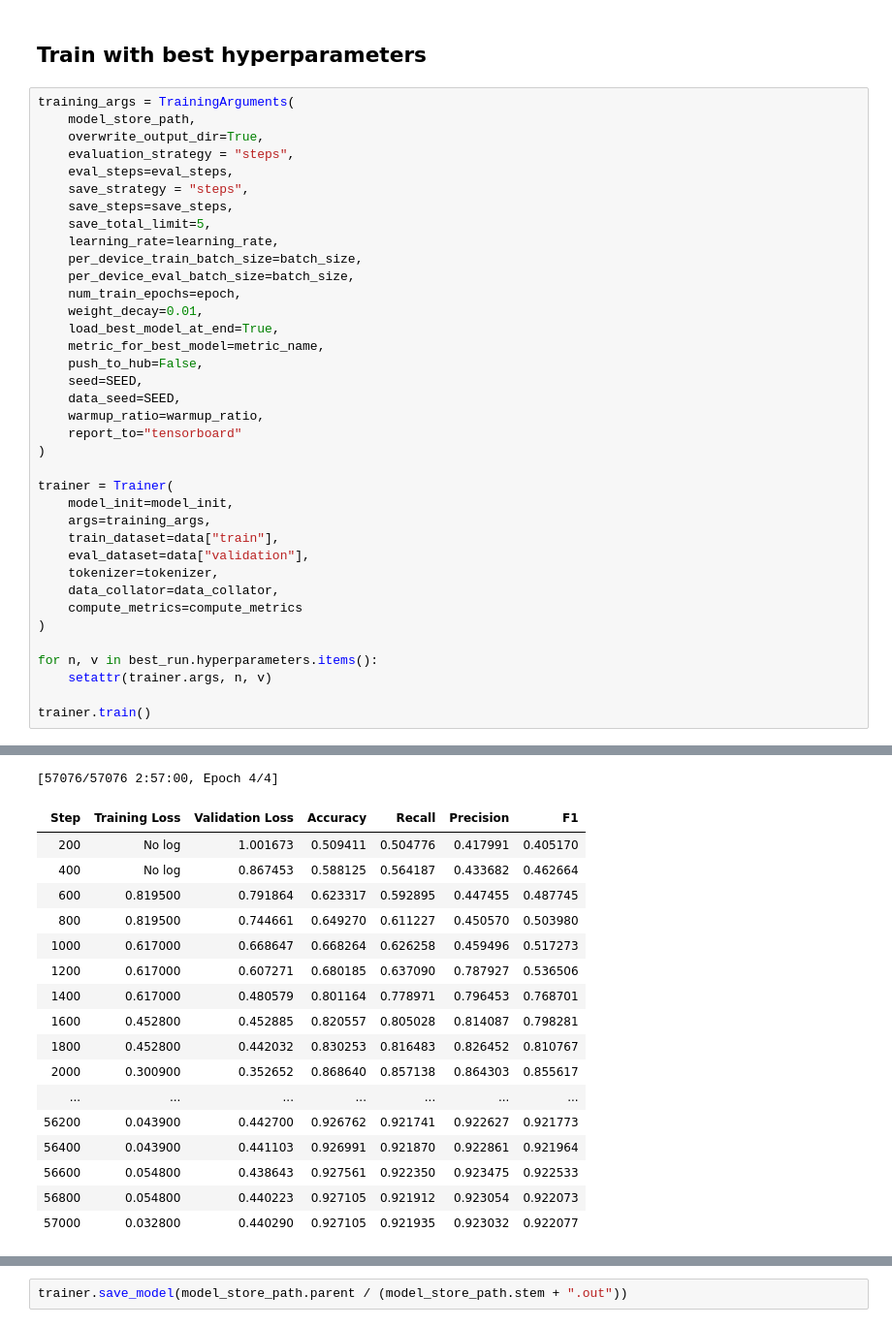
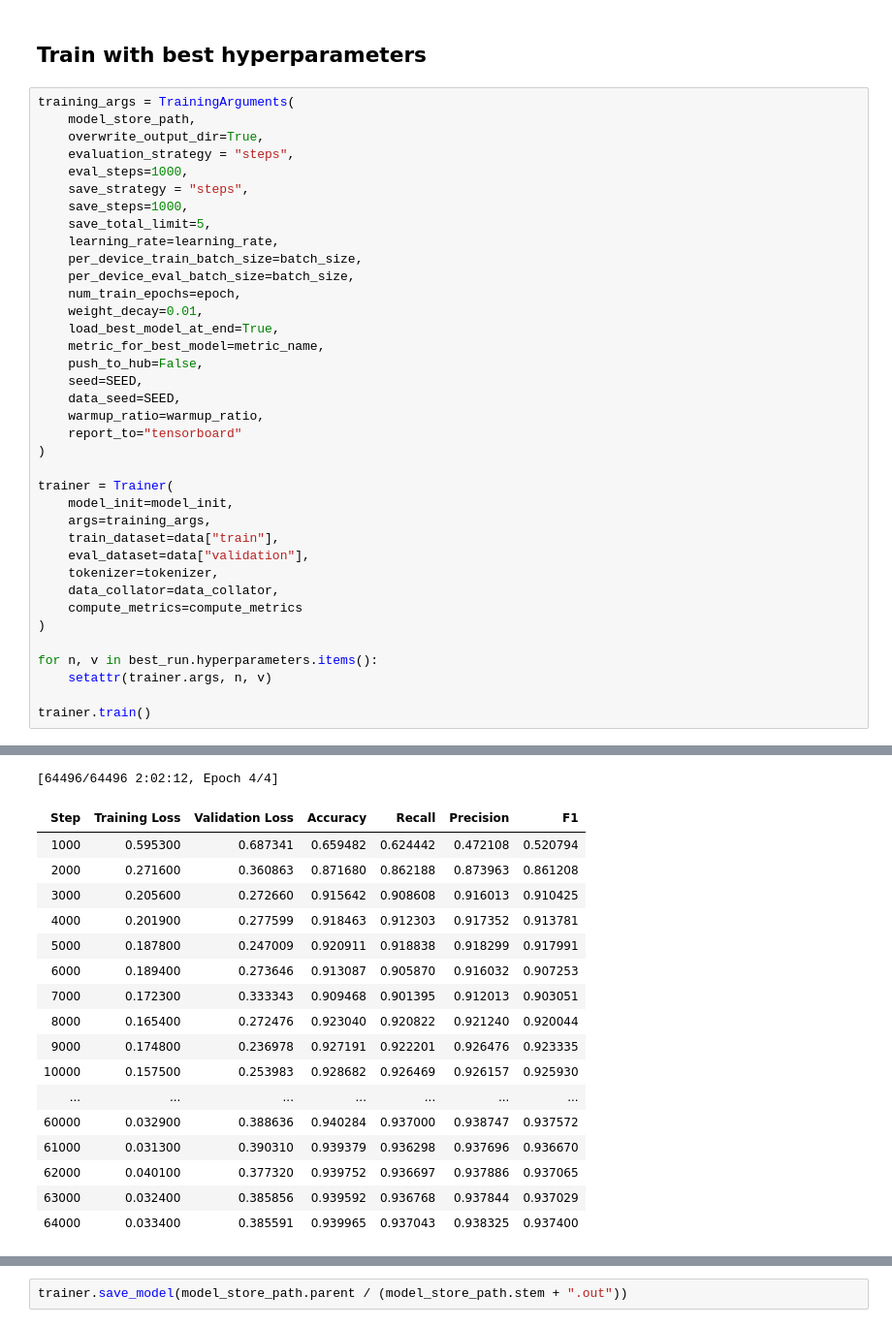
Before and after one commit to boeyjw/KCL-MScAI-FactChecking-Code, a Jupyter notebook: nb/05_Model_Training/02b_C-FEVER_bert.ipynb, the cells around one changed output, grey strips where cells are left out. Shown: that part at 97% size. Cells and saved outputs as stored; diff of their text form.

```diff
--- a/nb/05_Model_Training/02b_C-FEVER_bert.ipynb
+++ b/nb/05_Model_Training/02b_C-FEVER_bert.ipynb
@@ -275,9 +275,9 @@ training_args = TrainingArguments(
     model_store_path,
     overwrite_output_dir=True,
     evaluation_strategy = "steps",
-    eval_steps=eval_steps,
+    eval_steps=1000,
     save_strategy = "steps",
-    save_steps=save_steps,
+    save_steps=1000,
     save_total_limit=5,
     learning_rate=learning_rate,
     per_device_train_batch_size=batch_size,
@@ -321,18 +322,18 @@ You should probably TRAIN this model on a down-stream task to be able to use it
-[57076/57076 2:57:00, Epoch 4/4]
+[64496/64496 2:02:12, Epoch 4/4]
 | Step | Training Loss | Validation Loss | Accuracy | Recall | Precision | F1 |
-| 200 | No log | 1.001673 | 0.509411 | 0.504776 | 0.417991 | 0.405170 |
-| 400 | No log | 0.867453 | 0.588125 | 0.564187 | 0.433682 | 0.462664 |
-| 600 | 0.819500 | 0.791864 | 0.623317 | 0.592895 | 0.447455 | 0.487745 |
-| 800 | 0.819500 | 0.744661 | 0.649270 | 0.611227 | 0.450570 | 0.503980 |
-| 1000 | 0.617000 | 0.668647 | 0.668264 | 0.626258 | 0.459496 | 0.517273 |
-| 1200 | 0.617000 | 0.607271 | 0.680185 | 0.637090 | 0.787927 | 0.536506 |
-| 1400 | 0.617000 | 0.480579 | 0.801164 | 0.778971 | 0.796453 | 0.768701 |
-| 1600 | 0.452800 | 0.452885 | 0.820557 | 0.805028 | 0.814087 | 0.798281 |
-| 1800 | 0.452800 | 0.442032 | 0.830253 | 0.816483 | 0.826452 | 0.810767 |
-| 2000 | 0.300900 | 0.352652 | 0.868640 | 0.857138 | 0.864303 | 0.855617 |
+| 1000 | 0.595300 | 0.687341 | 0.659482 | 0.624442 | 0.472108 | 0.520794 |
+| 2000 | 0.271600 | 0.360863 | 0.871680 | 0.862188 | 0.873963 | 0.861208 |
+| 3000 | 0.205600 | 0.272660 | 0.915642 | 0.908608 | 0.916013 | 0.910425 |
+| 4000 | 0.201900 | 0.277599 | 0.918463 | 0.912303 | 0.917352 | 0.913781 |
+| 5000 | 0.187800 | 0.247009 | 0.920911 | 0.918838 | 0.918299 | 0.917991 |
+| 6000 | 0.189400 | 0.273646 | 0.913087 | 0.905870 | 0.916032 | 0.907253 |
+| 7000 | 0.172300 | 0.333343 | 0.909468 | 0.901395 | 0.912013 | 0.903051 |
+| 8000 | 0.165400 | 0.272476 | 0.923040 | 0.920822 | 0.921240 | 0.920044 |
+| 9000 | 0.174800 | 0.236978 | 0.927191 | 0.922201 | 0.926476 | 0.923335 |
+| 10000 | 0.157500 | 0.253983 | 0.928682 | 0.926469 | 0.926157 | 0.925930 |
 | ... | ... | ... | ... | ... | ... | ... |
-| 56200 | 0.043900 | 0.442700 | 0.926762 | 0.921741 | 0.922627 | 0.921773 |
-| 56400 | 0.043900 | 0.441103 | 0.926991 | 0.921870 | 0.922861 | 0.921964 |
-| 56600 | 0.054800 | 0.438643 | 0.927561 | 0.922350 | 0.923475 | 0.922533 |
-| 56800 | 0.054800 | 0.440223 | 0.927105 | 0.921912 | 0.923054 | 0.922073 |
-| 57000 | 0.032800 | 0.440290 | 0.927105 | 0.921935 | 0.923032 | 0.922077 |
+| 60000 | 0.032900 | 0.388636 | 0.940284 | 0.937000 | 0.938747 | 0.937572 |
+| 61000 | 0.031300 | 0.390310 | 0.939379 | 0.936298 | 0.937696 | 0.936670 |
+| 62000 | 0.040100 | 0.377320 | 0.939752 | 0.936697 | 0.937886 | 0.937065 |
+| 63000 | 0.032400 | 0.385856 | 0.939592 | 0.936768 | 0.937844 | 0.937029 |
+| 64000 | 0.033400 | 0.385591 | 0.939965 | 0.937043 | 0.938325 | 0.937400 |
```
Also changed, not shown: parts of 5 cells of this notebook, 24 other files.
